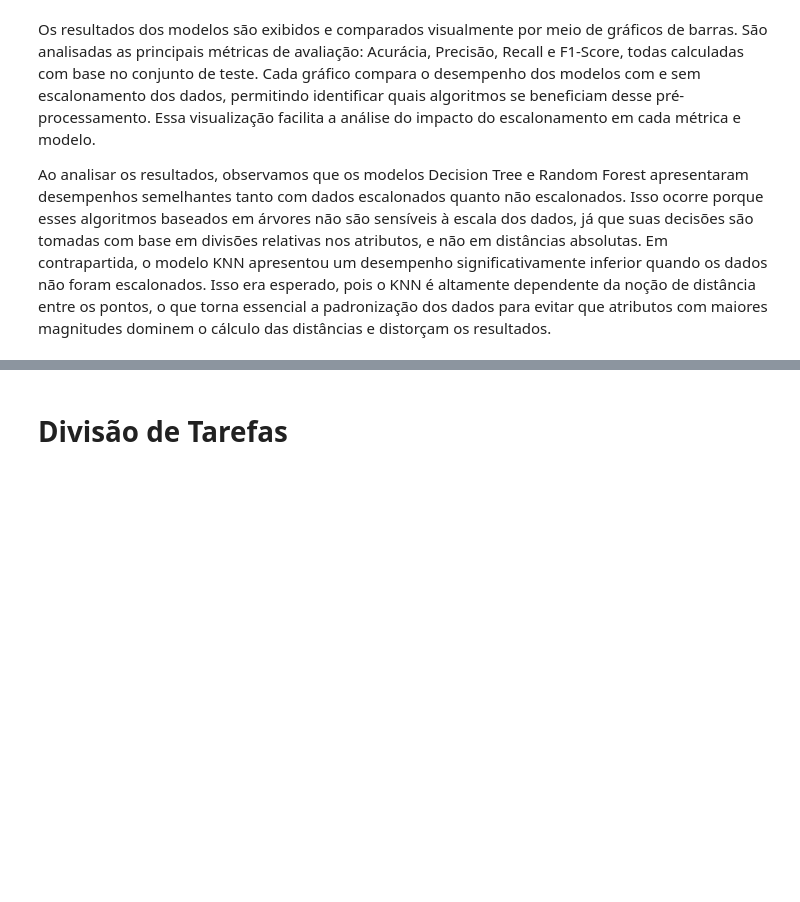
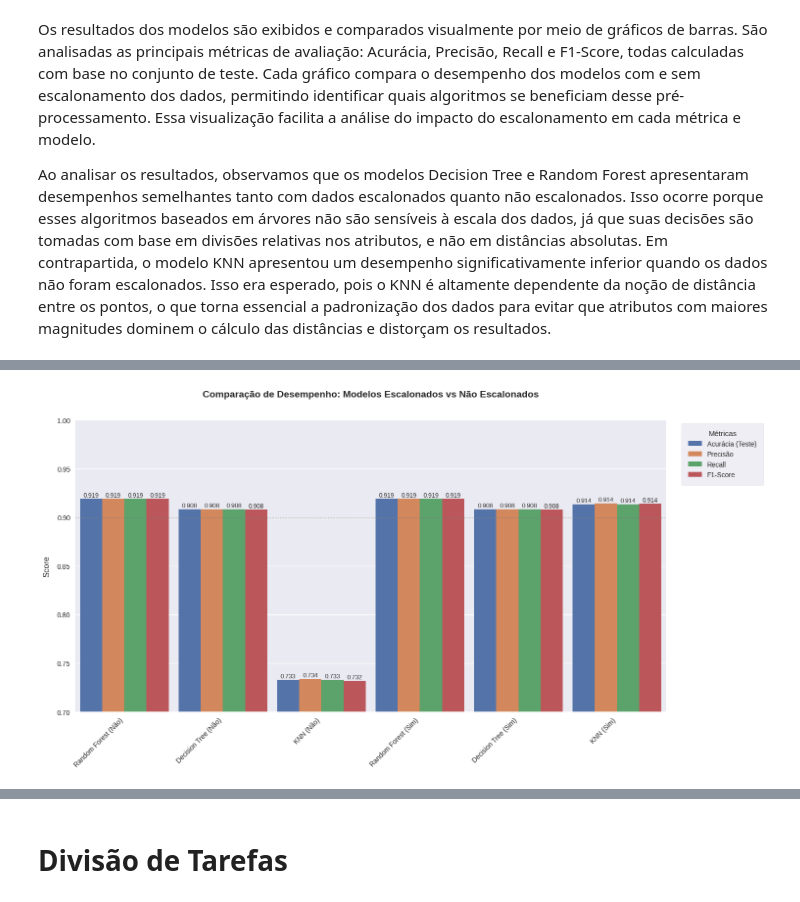
Before and after one commit to juniors719/dry_bean_classifier, a Jupyter notebook: dry_bean_classification.ipynb, the cells around one changed output, grey strips where cells are left out. Saved outputs shown, nothing was run; the diff lists cells and outputs as text; code cells hidden in the pictures; blank space fills up the shorter version.

```diff
--- a/dry_bean_classification.ipynb
+++ b/dry_bean_classification.ipynb
@@ -461,0 +551,77 @@ joblib.dump(best_model, "melhor_modelo.pkl")
+# %%
+# Criar uma coluna combinada para facilitar a visualização
+final_results['Modelo + Escalonado'] = final_results['Modelo'] + ' (' + final_results['Escalonado'].apply(lambda x: 'Sim' if x else 'Não') + ')'
+
+# Selecionar as colunas que você quer plotar
+plot_df = final_results[['Modelo + Escalonado', 'Acurácia (Teste)', 'Precisão', 'Recall', 'F1-Score']]
+
+# Usar pandas.melt para transformar o DataFrame para o formato longo
+plot_data = pd.melt(plot_df,
+                    id_vars=['Modelo + Escalonado'],
+                    value_vars=['Acurácia (Teste)', 'Precisão', 'Recall', 'F1-Score'],
+                    var_name='Métrica',
+                    value_name='Valor')
+
+# Exibir as primeiras linhas de plot_data para verificar o formato
+print(plot_data.head())
+
+
+# Configuração de estilo
+plt.style.use('seaborn-v0_8-darkgrid')  # Estilo mais clean com grid sutil
+palette = sns.color_palette("deep", 4)  # Paleta moderna com 4 cores (uma para cada métrica)
+
+# Criar figura
+plt.figure(figsize=(15, 8))
+
+# Gráfico de barras refinado
+ax = sns.barplot(
+    data=plot_data,
+    x='Modelo + Escalonado',
+    y='Valor',
+    hue='Métrica',
+    palette=palette,
+    saturation=0.85,  # Saturação das cores
+    width=0.9,       # Largura das barras (mais finas)
+    err_kws={'linewidth': 1}      # Largura das barras de erro
+)
+
+# Ajustes estéticos
+plt.title('Comparação de Desempenho: Modelos Escalonados vs Não Escalonados\n',
+          fontsize=14, fontweight='bold', pad=20)
+plt.ylim(0.7, 1.0)
+plt.xticks(rotation=45, ha='right', fontsize=10)
+plt.yticks(fontsize=10)
+plt.xlabel('', fontsize=12)
+plt.ylabel('Score', fontsize=12, labelpad=10)
+
+# Legendas aprimoradas
+legend = plt.legend(
+    bbox_to_anchor=(1.02, 1),
+    loc='upper left',
+    frameon=True,
+    fontsize=10,
+    title='Métricas',
+    title_fontsize='11',
+    borderpad=1
+)
+legend.get_frame().set_edgecolor('#DDDDDD')
+
+# Adicionar valores nas barras
+for p in ax.patches:
+    ax.annotate(
+        f'{p.get_height():.3f}',
+        (p.get_x() + p.get_width() / 2., p.get_height()),
+        ha='center', va='center',
+        xytext=(0, 5),
+        textcoords='offset points',
+        fontsize=9
+    )
+
+# Linha de referência
+ax.axhline(y=0.9, color='gray', linestyle='--', linewidth=0.7, alpha=0.5)
+
+# Ajustes finais
+sns.despine(left=True)  # Remove borda esquerda
+plt.tight_layout()
+plt.show()
+# %% [output]
@@ -461,0 +634 @@ joblib.dump(best_model, "melhor_modelo.pkl")
+[figure, added]
```
Also changed, not shown: parts of 20 cells of this notebook.
